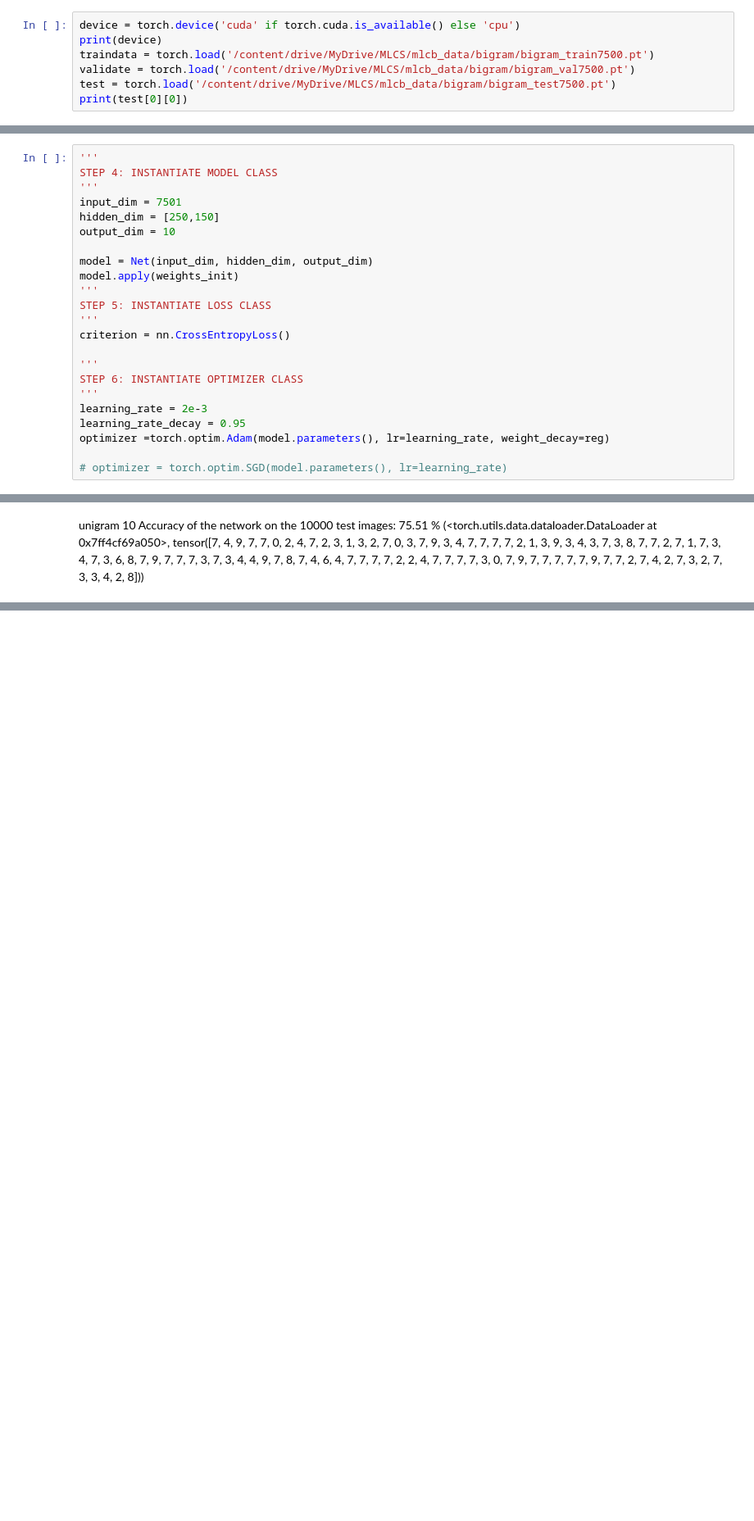
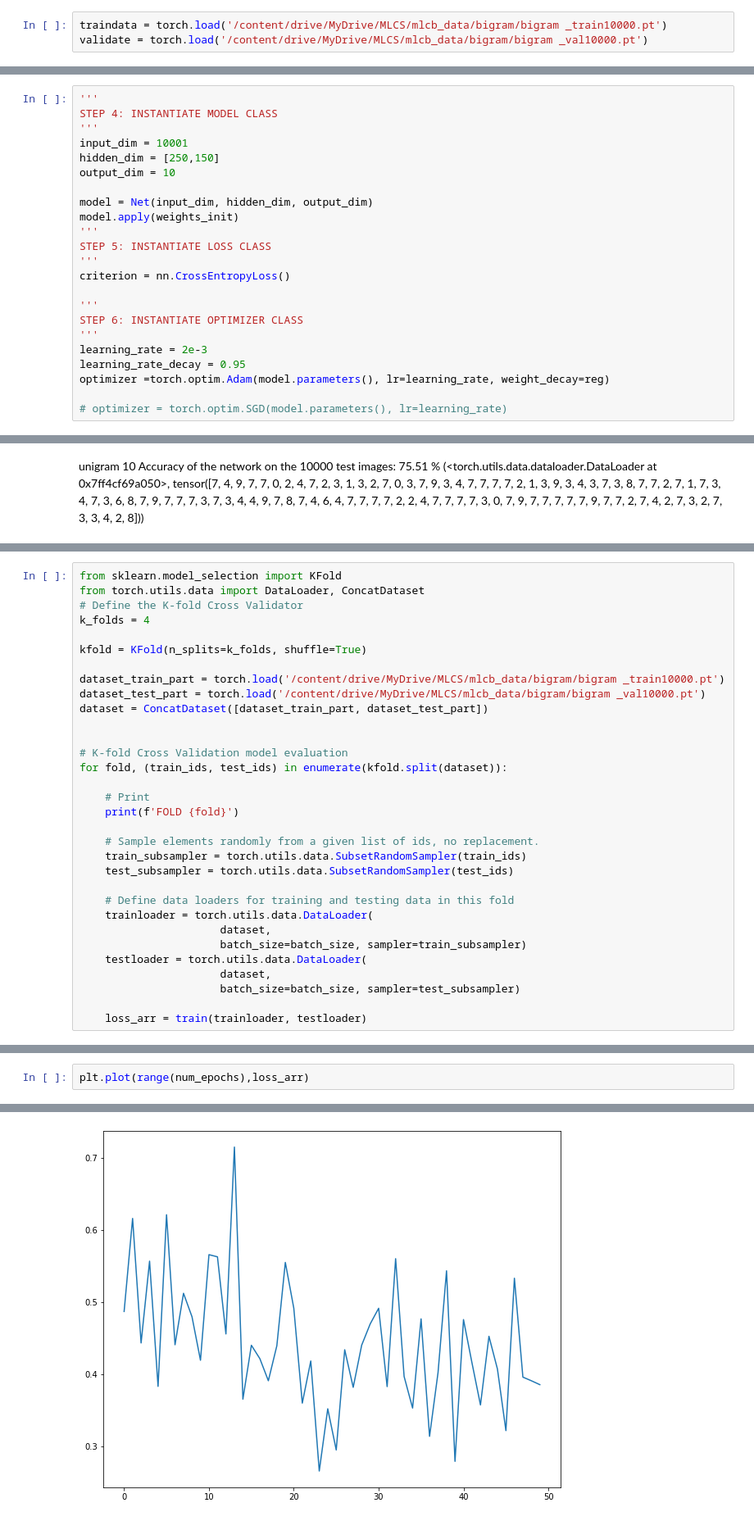
Before and after one commit to manuelaceron/ML-in-Cybersecurity, a Jupyter notebook: Malware classifier/nn_222_(1).ipynb, the cells around one changed output, grey strips where cells are left out. Shown at 82% size. Cells and saved outputs as stored; diff of their text form; blank space fills up the shorter version.

Commit message:
Cross validation - 83.19

```diff
--- a/Malware classifier/nn_222_(1).ipynb
+++ b/Malware classifier/nn_222_(1).ipynb
@@ -68,8 +76,4 @@ Mounted at /content/drive
 # %%
-device = torch.device('cuda' if torch.cuda.is_available() else 'cpu')
-print(device)
-traindata = torch.load('/content/drive/MyDrive/MLCS/mlcb_data/bigram/bigram_train7500.pt')
-validate = torch.load('/content/drive/MyDrive/MLCS/mlcb_data/bigram/bigram_val7500.pt')
-test = torch.load('/content/drive/MyDrive/MLCS/mlcb_data/bigram/bigram_test7500.pt')
-print(test[0][0])
+traindata = torch.load('/content/drive/MyDrive/MLCS/mlcb_data/bigram/bigram _train10000.pt')
+validate = torch.load('/content/drive/MyDrive/MLCS/mlcb_data/bigram/bigram _val10000.pt')
 # %% [output]
@@ -142,7 +150,7 @@ def weights_init(m):
 '''
 STEP 4: INSTANTIATE MODEL CLASS
 '''
-input_dim = 7501
+input_dim = 10001
 hidden_dim = [250,150]
 output_dim = 10
 
@@ -534,3 +525,35 @@ Accuracy of the network on the 10000 test images: 82.59 %
          9, 4, 7, 7, 3, 7, 3, 9, 4, 7, 7, 8, 4, 0, 6, 4, 4, 7, 7, 4, 2, 2, 4, 7,
          7, 4, 7, 3, 4, 7, 9, 4, 7, 7, 7, 4, 9, 7, 7, 2, 7, 4, 2, 7, 3, 2, 7, 3,
          3, 4, 2, 8]))
+# %%
+from sklearn.model_selection import KFold
+from torch.utils.data import DataLoader, ConcatDataset
+# Define the K-fold Cross Validator
+k_folds = 4
+
+kfold = KFold(n_splits=k_folds, shuffle=True)
+
+dataset_train_part = torch.load('/content/drive/MyDrive/MLCS/mlcb_data/bigram/bigram _train10000.pt')
+dataset_test_part = torch.load('/content/drive/MyDrive/MLCS/mlcb_data/bigram/bigram _val10000.pt')
+dataset = ConcatDataset([dataset_train_part, dataset_test_part])
+
+
+# K-fold Cross Validation model evaluation
+for fold, (train_ids, test_ids) in enumerate(kfold.split(dataset)):
+
+    # Print
+    print(f'FOLD {fold}')
+
+    # Sample elements randomly from a given list of ids, no replacement.
+    train_subsampler = torch.utils.data.SubsetRandomSampler(train_ids)
+    test_subsampler = torch.utils.data.SubsetRandomSampler(test_ids)
+
+    # Define data loaders for training and testing data in this fold
+    trainloader = torch.utils.data.DataLoader(
+                      dataset,
+                      batch_size=batch_size, sampler=train_subsampler)
+    testloader = torch.utils.data.DataLoader(
+                      dataset,
+                      batch_size=batch_size, sampler=test_subsampler)
+
+    loss_arr = train(trainloader, testloader)
@@ -536,0 +578,3 @@ Accuracy of the network on the 10000 test images: 82.59 %
+# %%
+plt.plot(range(num_epochs),loss_arr)
+# %% [output]
@@ -536,0 +582 @@ Accuracy of the network on the 10000 test images: 82.59 %
+[figure, added]
```
Also changed, not shown: parts of 12 cells of this notebook.
